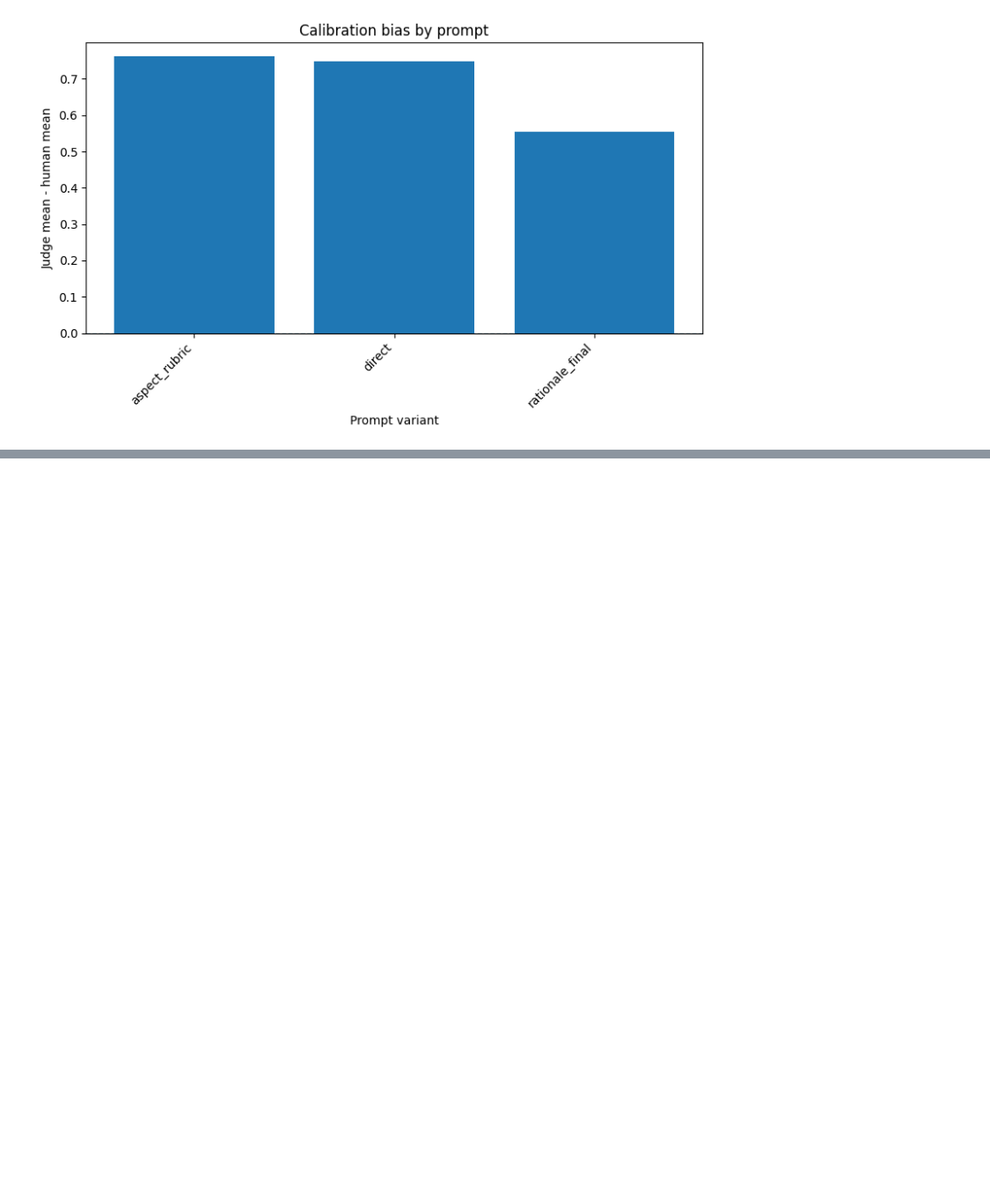
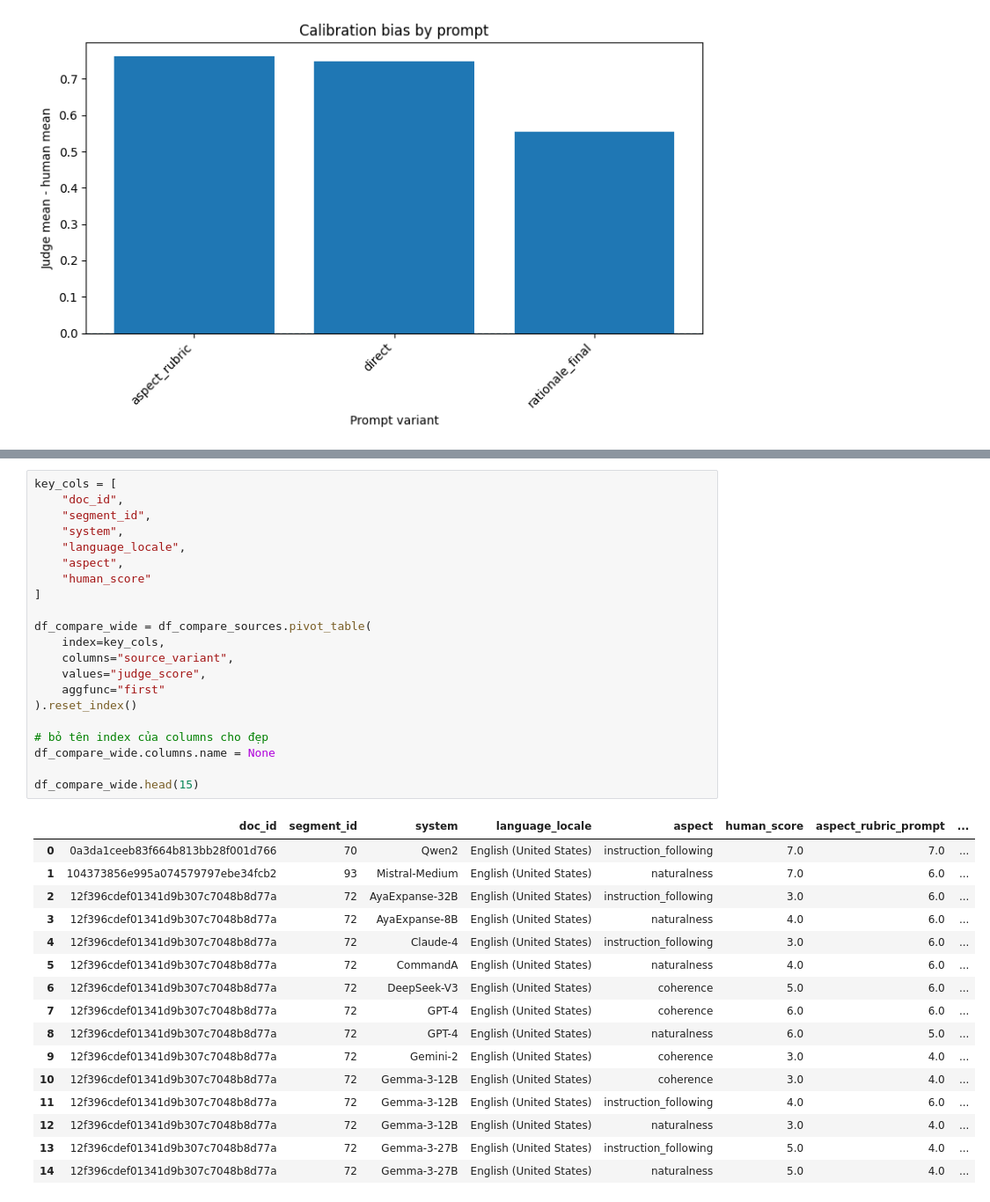
Before and after one commit to NhAnh278/llm-as-a-judge-praktikum, a Jupyter notebook: notebooks/Nhat_Anh_Hoang_analysis.ipynb, the cells around one changed output, grey strips where cells are left out. Shown at 88% size. Cells and saved outputs as stored; diff of their text form; blank space fills up the shorter version.

```diff
--- a/notebooks/Nhat_Anh_Hoang_analysis.ipynb
+++ b/notebooks/Nhat_Anh_Hoang_analysis.ipynb
@@ -2730,0 +2731,38 @@ df_compare_pairwise.sort_values("pairwise_accuracy", ascending=False)
+# %%
+key_cols = [
+    "doc_id",
+    "segment_id",
+    "system",
+    "language_locale",
+    "aspect",
+    "human_score"
+]
+
+df_compare_wide = df_compare_sources.pivot_table(
+    index=key_cols,
+    columns="source_variant",
+    values="judge_score",
+    aggfunc="first"
+).reset_index()
+
+# bỏ tên index của columns cho đẹp
+df_compare_wide.columns.name = None
+
+df_compare_wide.head(15)
+# %% [output]
+|  | doc_id | segment_id | system | language_locale | aspect | human_score | aspect_rubric_prompt | ... |
+| 0 | 0a3da1ceeb83f664b813bb28f001d766 | 70 | Qwen2 | English (United States) | instruction_following | 7.0 | 7.0 | ... |
+| 1 | 104373856e995a074579797ebe34fcb2 | 93 | Mistral-Medium | English (United States) | naturalness | 7.0 | 6.0 | ... |
+| 2 | 12f396cdef01341d9b307c7048b8d77a | 72 | AyaExpanse-32B | English (United States) | instruction_following | 3.0 | 6.0 | ... |
+| 3 | 12f396cdef01341d9b307c7048b8d77a | 72 | AyaExpanse-8B | English (United States) | naturalness | 4.0 | 6.0 | ... |
+| 4 | 12f396cdef01341d9b307c7048b8d77a | 72 | Claude-4 | English (United States) | instruction_following | 3.0 | 6.0 | ... |
+| 5 | 12f396cdef01341d9b307c7048b8d77a | 72 | CommandA | English (United States) | naturalness | 4.0 | 6.0 | ... |
+| 6 | 12f396cdef01341d9b307c7048b8d77a | 72 | DeepSeek-V3 | English (United States) | coherence | 5.0 | 6.0 | ... |
+| 7 | 12f396cdef01341d9b307c7048b8d77a | 72 | GPT-4 | English (United States) | coherence | 6.0 | 6.0 | ... |
+| 8 | 12f396cdef01341d9b307c7048b8d77a | 72 | GPT-4 | English (United States) | naturalness | 6.0 | 5.0 | ... |
+| 9 | 12f396cdef01341d9b307c7048b8d77a | 72 | Gemini-2 | English (United States) | coherence | 3.0 | 4.0 | ... |
+| 10 | 12f396cdef01341d9b307c7048b8d77a | 72 | Gemma-3-12B | English (United States) | coherence | 3.0 | 4.0 | ... |
+| 11 | 12f396cdef01341d9b307c7048b8d77a | 72 | Gemma-3-12B | English (United States) | instruction_following | 4.0 | 6.0 | ... |
+| 12 | 12f396cdef01341d9b307c7048b8d77a | 72 | Gemma-3-12B | English (United States) | naturalness | 3.0 | 4.0 | ... |
+| 13 | 12f396cdef01341d9b307c7048b8d77a | 72 | Gemma-3-27B | English (United States) | instruction_following | 5.0 | 4.0 | ... |
+| 14 | 12f396cdef01341d9b307c7048b8d77a | 72 | Gemma-3-27B | English (United States) | naturalness | 5.0 | 4.0 | ... |
```
Also changed, not shown: parts of 14 cells of this notebook.
